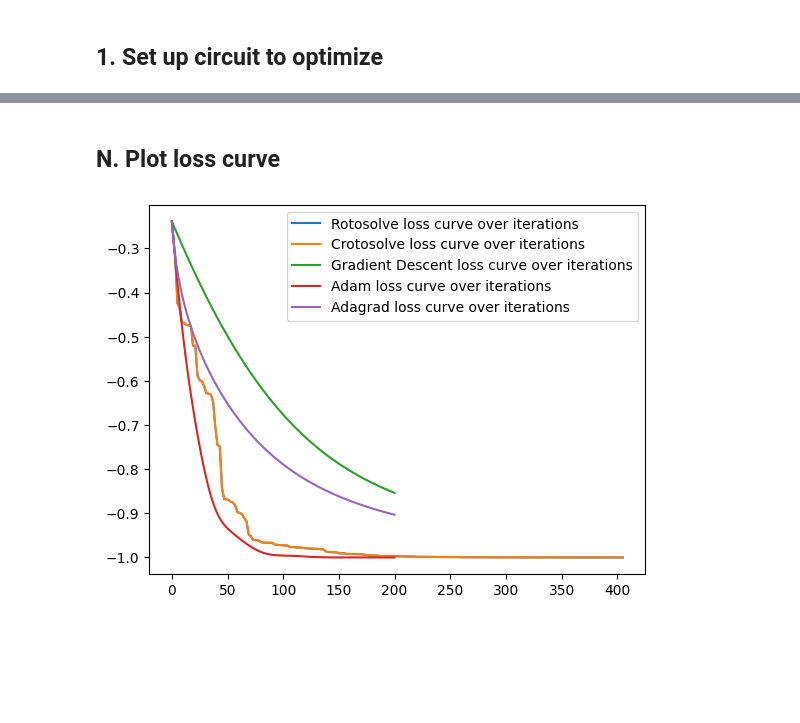
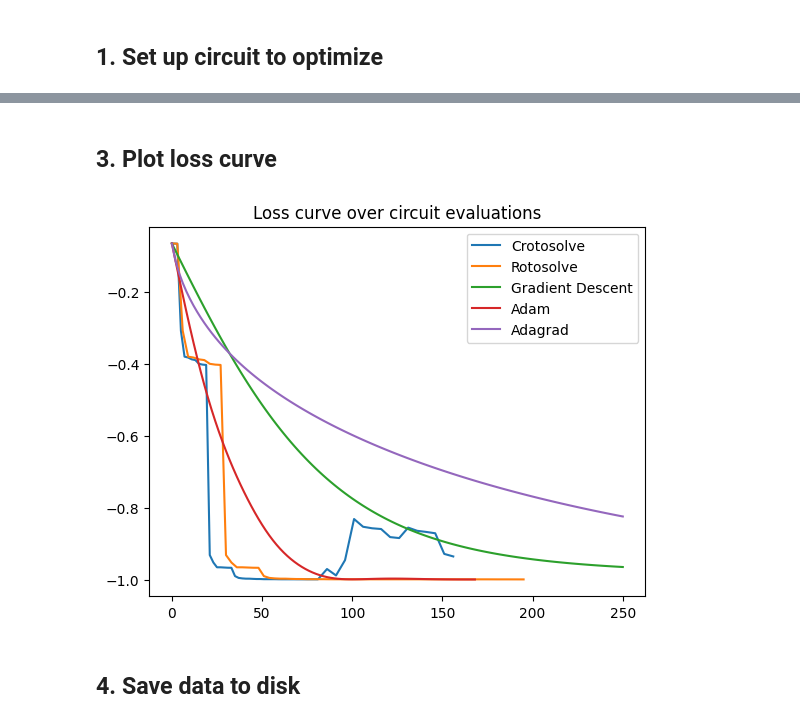
Before and after one commit to schweikart/crotosolve, a Jupyter notebook: code/optimizer_comparison.ipynb, the cells around one changed output, grey strips where cells are left out. Saved outputs shown, nothing was run; the diff lists cells and outputs as text; code cells hidden in the pictures; blank space fills up the shorter version.

Commit message:
code: extract optimizers to own interface

```diff
--- a/code/optimizer_comparison.ipynb
+++ b/code/optimizer_comparison.ipynb
@@ -285,0 +76,14 @@ adagrad_cost = cost
+# %%
+from optimizers import (
+    OptimizationTask,
+    OptimizationResult,
+    optimizers
+)
+
+task = OptimizationTask(circuit=circuit, initial_params=initial_params)
+
+results: dict[str, OptimizationResult] = {}
+for name, optimize in optimizers:
+    print(f"Optimizing with {name}...")
+    result = optimize(task)
+    results[name] = result
@@ -286,22 +108,17 @@ adagrad_cost = cost
 # %% [markdown]
-## N. Plot loss curve
+## 3. Plot loss curve
 # %%
 import matplotlib.pyplot as plt
 
 fig, ax = plt.subplots()
+ax.set_title("Loss curve over circuit evaluations")
 
-plot_data = [
-    ("Rotosolve", rotosolve_cost),
-    ("Crotosolve", crotosolve_cost),
-    ("Gradient Descent", gradientdescent_cost),
-    ("Adam", adam_cost),
-    ("Adagrad", adagrad_cost)
-]
+for optimizer_name, result in results.items():
+    x, y = zip(*result.loss) # this unzips the list of points
 
-for optimizer_name, loss_curve_data in plot_data:
-    x, y = zip(*loss_curve_data) # this unzips the list of points
-
-    ax.plot(x, y, label=f"{optimizer_name} loss curve over iterations")
+    ax.plot(x, y, label=f"{optimizer_name}")
     ax.legend()
 # %% [output]
-[figure, old version]
+[figure, new version]
+# %% [markdown]
+## 4. Save data to disk
```
Also changed, not shown: parts of 13 cells of this notebook, 2 other files.
